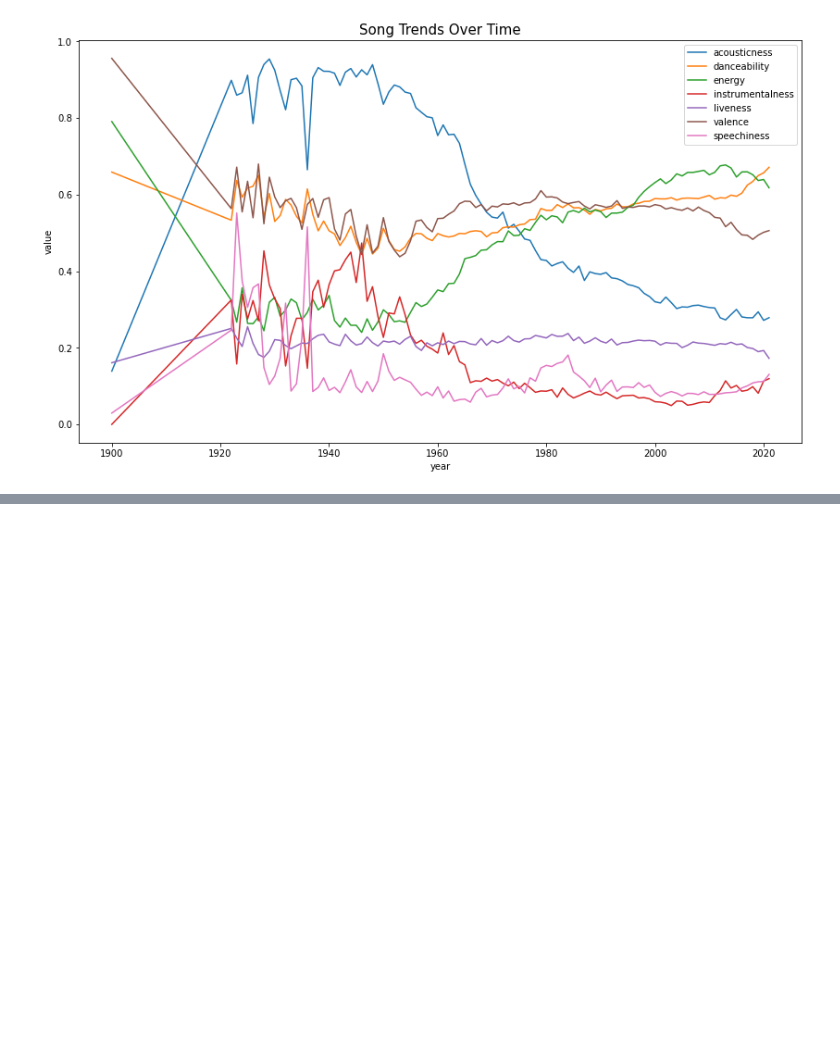
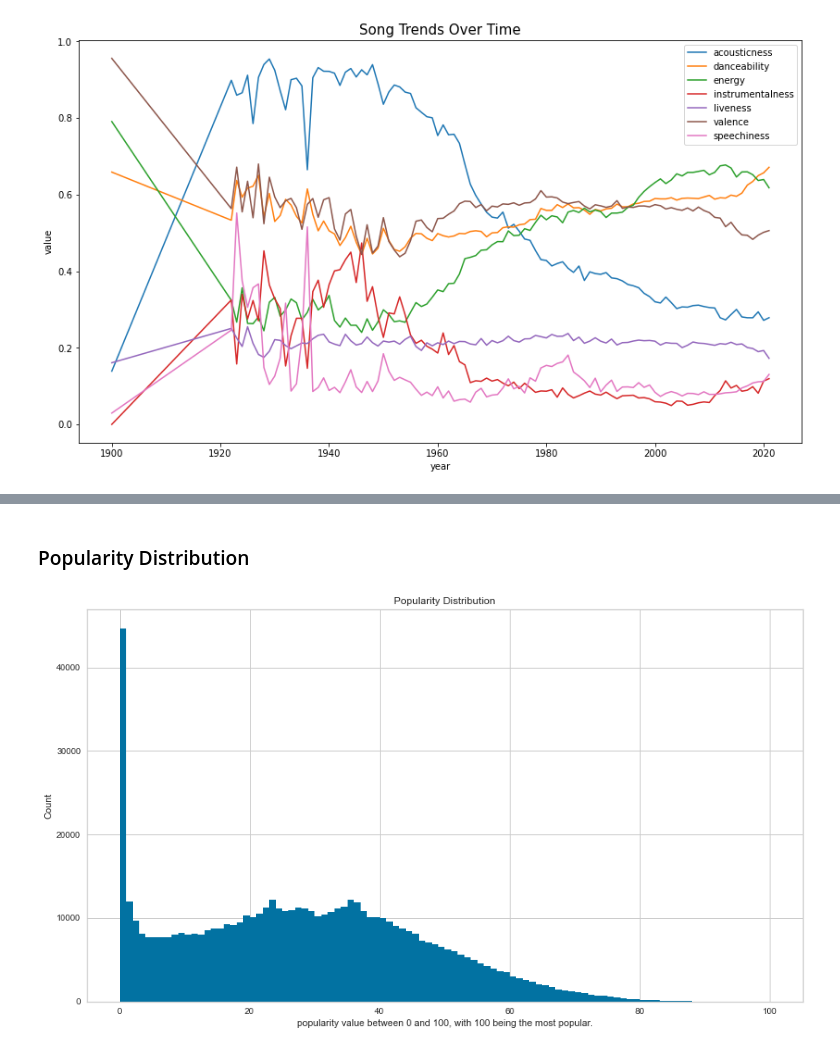
Before and after one commit to ghPRao/spotify_recommender, a Jupyter notebook: notebooks/spotify_eda.ipynb, the cells around one changed output, grey strips where cells are left out. Saved outputs shown, nothing was run; the diff lists cells and outputs as text; code cells hidden in the pictures; blank space fills up the shorter version.

```diff
--- a/notebooks/spotify_eda.ipynb
+++ b/notebooks/spotify_eda.ipynb
@@ -310,0 +367,14 @@ plt.legend(lines)
+# %% [markdown]
+### Popularity Distribution
+# %%
+binsize = 1
+bins = np.arange(0, df_tracks['popularity'].max()+binsize, binsize)
+
+plt.figure(figsize=[14.70, 8.27])
+plt.hist(data = df_tracks, x = 'popularity', bins = bins)
+plt.title('Popularity Distribution')
+plt.xlabel('popularity value between 0 and 100, with 100 being the most popular.')
+plt.ylabel('Count')
+plt.show()
+# %% [output]
+[figure, added]
```
Also changed, not shown: parts of 23 cells of this notebook.
